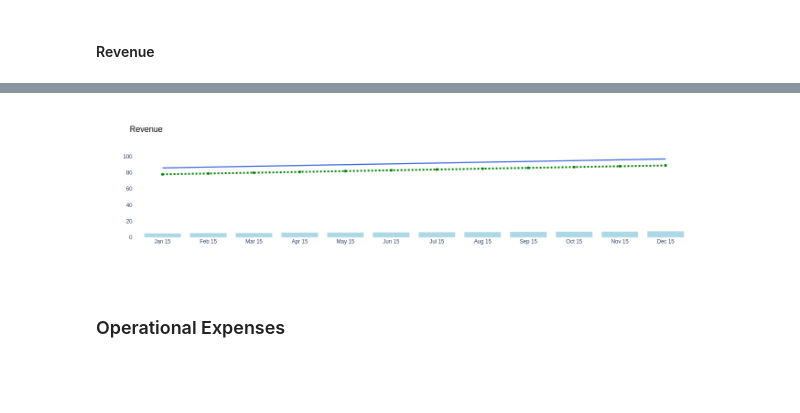
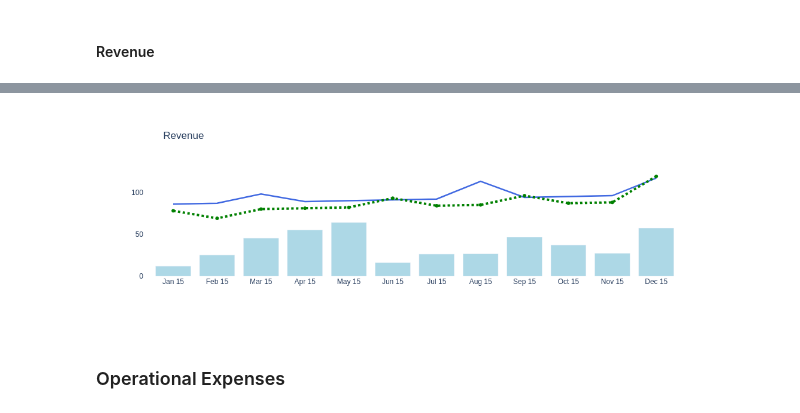
Before and after one commit to jupyter-naas/summer-dashboarding, a Jupyter notebook: dashboards/2-Financial consolidation/financial-consolidation.ipynb, the cells around one changed output, grey strips where cells are left out. Drawn from its saved outputs; the diff is of its cells as text; code cells hidden in the pictures; blank space fills up the shorter version.

```diff
--- a/dashboards/2-Financial consolidation/financial-consolidation.ipynb
+++ b/dashboards/2-Financial consolidation/financial-consolidation.ipynb
@@ -63,18 +63,18 @@ spreadsheet_id = "1yi0qzuUEnE9wMWWQFIVq5Uou8ChxFqF0MMqFM5FtVIM"
 ### Data
 # %%
 data = [
-    {"DATE": "Jan 15", "VALUE": 40, "VARV": 5},
-    {"DATE": "Feb 15", "VALUE": 40, "VARV": 5.2},
-    {"DATE": "Mar 15", "VALUE": 45, "VARV": 5.42},
-    {"DATE": "Apr 15", "VALUE": 43, "VARV": 5.9},
-    {"DATE": "May 15", "VALUE": 42, "VARV": 6},
-    {"DATE": "Jun 15", "VALUE": 46, "VARV": 6.2},
-    {"DATE": "Jul 15", "VALUE": 45, "VARV": 6.3},
-    {"DATE": "Aug 15", "VALUE": 41, "VARV": 6.6},
-    {"DATE": "Sep 15", "VALUE": 42, "VARV": 6.8},
-    {"DATE": "Oct 15", "VALUE": 43, "VARV": 7},
-    {"DATE": "Nov 15", "VALUE": 44, "VARV": 7.2},
-    {"DATE": "Dec 15", "VALUE": 45, "VARV": 7.5},
+    {"DATE": "Jan 15", "VALUE": 40, "VARV": 12},
+    {"DATE": "Feb 15", "VALUE": 40, "VARV": 25.2},
+    {"DATE": "Mar 15", "VALUE": 45, "VARV": 45.42},
+    {"DATE": "Apr 15", "VALUE": 43, "VARV": 54.9},
+    {"DATE": "May 15", "VALUE": 42, "VARV": 64},
+    {"DATE": "Jun 15", "VALUE": 46, "VARV": 16.2},
+    {"DATE": "Jul 15", "VALUE": 45, "VARV": 26.3},
+    {"DATE": "Aug 15", "VALUE": 41, "VARV": 26.6},
+    {"DATE": "Sep 15", "VALUE": 42, "VARV": 46.8},
+    {"DATE": "Oct 15", "VALUE": 43, "VARV": 37},
+    {"DATE": "Nov 15", "VALUE": 44, "VARV": 27.2},
+    {"DATE": "Dec 15", "VALUE": 45, "VARV": 57.5},
 ]
 # %%
 data2 = [
@@ -208,7 +208,7 @@ def create_barlinechart(df,
     fig.add_trace(
         go.Scatter(
             x=df[label],
-            y=[86,87,88,89,90,91,92,93,94,95,96,97],
+            y=[86,87,98,89,90,91,92,113,94,95,96,117],
             mode="lines",
             name="Revenue",
             line=dict(color="royalblue", width=2.5),
@@ -218,7 +218,7 @@ def create_barlinechart(df,
     fig.add_trace(
         go.Scatter(
             x=df[label],
-            y=[78,79,80,81,82,83,84,85,86,87,88,89],
+            y=[78,69,80,81,82,93,84,85,96,87,88,119],
             name="Target",
             line=dict(color='green', width=4, dash='dot'),
         ),
@@ -228,8 +228,9 @@ def create_barlinechart(df,
     # Add figure title
     fig.update_layout(
         title= "Revenue",
-        title_font=dict(family="Arial", size=18, color="black"),
-        legend=None,
+        #title_font=dict(family="Arial", size=18, color="black"),
+        #legend=None,
+        title_x=0.1,
         plot_bgcolor="white",
         height=300,
         paper_bgcolor="white",
@@ -259,4 +261,4 @@ fig = create_barlinechart(df,
-[figure, old version]
+[figure, new version]
 # %% [markdown]
 ### Operational Expenses
 # %%
```
Also changed, not shown: parts of 7 cells of this notebook.
